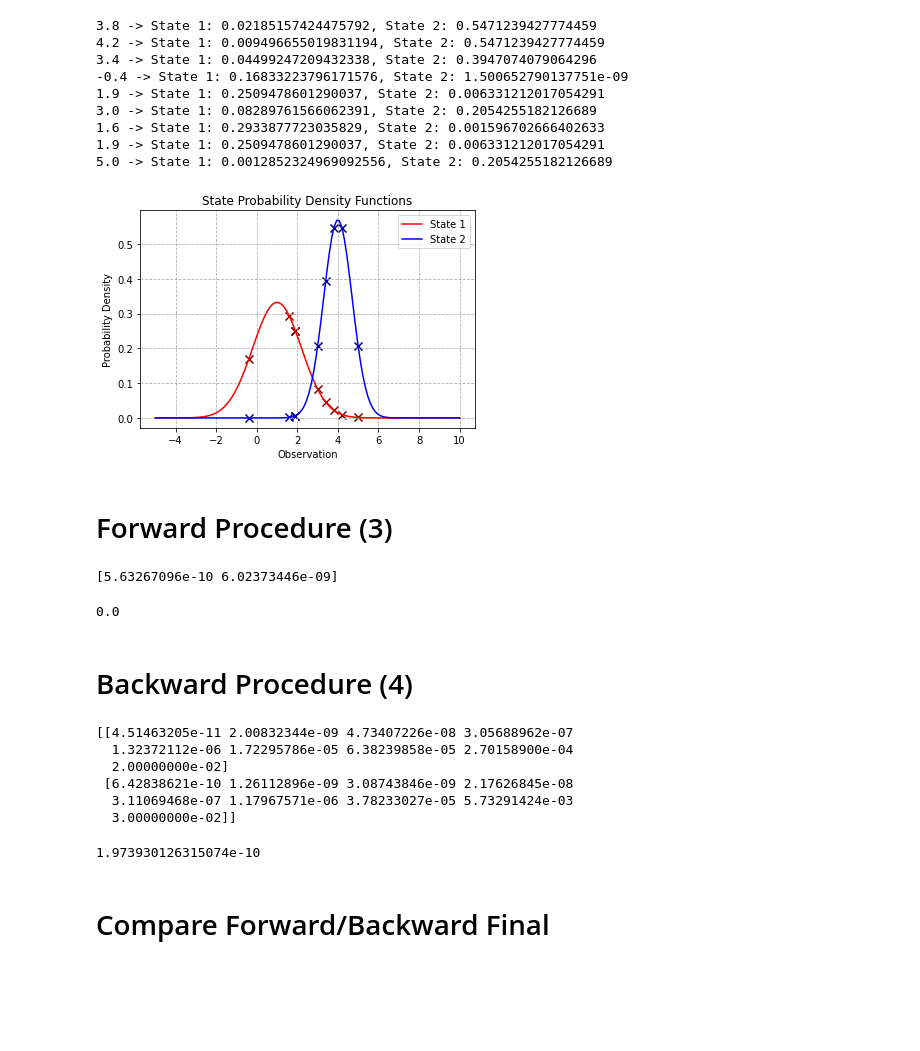
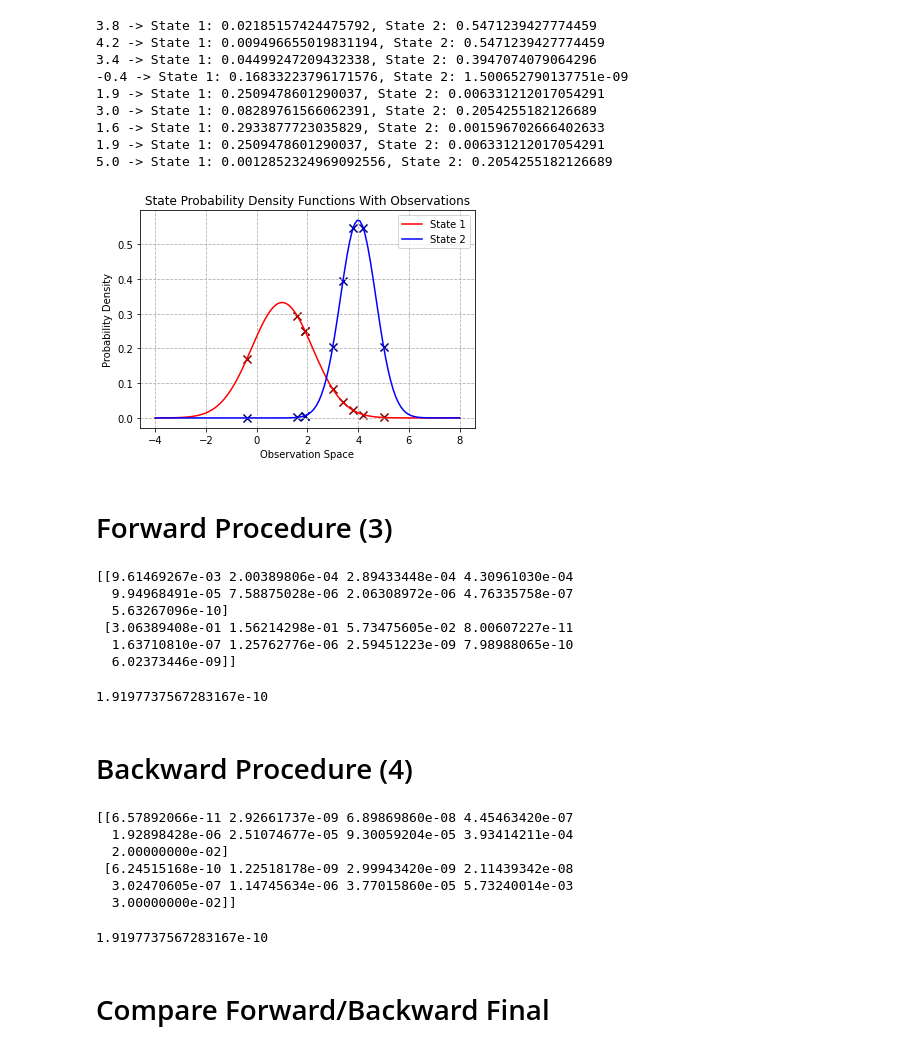
Before and after one commit to Sarsoo/markov-models, a Jupyter notebook: markov.ipynb, the cells around one changed output. Saved outputs shown, nothing was run; the diff lists cells and outputs as text; code cells hidden in the pictures; blank space fills up the shorter version.

```diff
--- a/markov.ipynb
+++ b/markov.ipynb
@@ -1,17 +1,22 @@
 # %%
+#IMPORTS AND COMMON VARIABLES
 import matplotlib.pyplot as plt
 from matplotlib import cm
 import numpy as np
+from math import sqrt
 
 from constants import *
 from maths import gaussian
 from markov import MarkovModel
+from markovlog import LogMarkovModel
+
+x = np.linspace(-4, 8, 120) # x values for figures
+x_label = "Observation Space"
+y_label = "Probability Density"
 # %% [markdown]
 State Probability Functions (1)
 ===================
 # %%
-x = np.linspace(-5, 10, 120)
-
 state_1_y = [gaussian(i, state1.mean, state1.std_dev) for i in x]
 state_2_y = [gaussian(i, state2.mean, state2.std_dev) for i in x]
 
@@ -21,8 +26,8 @@ plt.plot(x, state_2_y, c='b', label="State 2")
 plt.legend()
 plt.title("State Probability Density Functions")
 
-plt.xlabel("Observation")
-plt.ylabel("Probability Density")
+plt.xlabel(x_label)
+plt.ylabel(y_label)
 plt.grid(linestyle="--")
 
 plt.show()
@@ -45,52 +50,55 @@ for obs in observations:
 1.9 -> State 1: 0.2509478601290037, State 2: 0.006331212017054291
 5.0 -> State 1: 0.0012852324969092556, State 2: 0.2054255182126689
 # %%
-x = np.linspace(-5, 10, 120)
-
 state_1_y = [gaussian(i, state1.mean, state1.std_dev) for i in x]
 state_2_y = [gaussian(i, state2.mean, state2.std_dev) for i in x]
 
 plt.plot(x, state_1_y, c='r', label="State 1")
 plt.plot(x, state_2_y, c='b', label="State 2")
 
 plt.legend()
-plt.title("State Probability Density Functions")
+plt.title("State Probability Density Functions With Observations")
 
-plt.xlabel("Observation")
-plt.ylabel("Probability Density")
+plt.xlabel(x_label)
+plt.ylabel(y_label)
 plt.grid(linestyle="--")
 
 state1_pd = [gaussian(i, state1.mean, state1.std_dev) for i in observations]
 state2_pd = [gaussian(i, state2.mean, state2.std_dev) for i in observations]
 
 #############################################
 #             Observation Marks
 #############################################
 
 config = {
     "s": 65,
     "marker": 'x'
 }
 
 plt.scatter(observations, state1_pd, color=(0.5, 0, 0), **config)
 plt.scatter(observations, state2_pd, color=(0, 0, 0.5), **config)
 
 plt.show()
 # %% [output]
-[figure, old version]
+[figure, new version]
 # %% [markdown]
 # Forward Procedure (3)
 # %%
 model = MarkovModel(states=[state1, state2], observations=observations, state_transitions=state_transition)
 model.populate_forward()
 
-print(model.forward[:, -1])
+print(model.forward)
 
-# model.forward
-model.calculate_p_obs_backward()
+forward = model.forward
+model.calculate_p_obs_forward()
 # %% [output]
-[5.63267096e-10 6.02373446e-09]
+[[9.61469267e-03 2.00389806e-04 2.89433448e-04 4.30961030e-04
+  9.94968491e-05 7.58875028e-06 2.06308972e-06 4.76335758e-07
+  5.63267096e-10]
+ [3.06389408e-01 1.56214298e-01 5.73475605e-02 8.00607227e-11
+  1.63710810e-07 1.25762776e-06 2.59451223e-09 7.98988065e-10
+  6.02373446e-09]]
-0.0
+1.9197737567283167e-10
 # %% [markdown]
 # Backward Procedure (4)
 # %%
@@ -98,15 +106,17 @@ model = MarkovModel(states=[state1, state2], observations=observations, state_tr
 model.populate_backward()
 
 print(model.backward)
+
+backward = model.backward
 model.calculate_p_obs_backward()
 # %% [output]
-[[4.51463205e-11 2.00832344e-09 4.73407226e-08 3.05688962e-07
-  1.32372112e-06 1.72295786e-05 6.38239858e-05 2.70158900e-04
+[[6.57892066e-11 2.92661737e-09 6.89869860e-08 4.45463420e-07
+  1.92898428e-06 2.51074677e-05 9.30059204e-05 3.93414211e-04
   2.00000000e-02]
- [6.42838621e-10 1.26112896e-09 3.08743846e-09 2.17626845e-08
-  3.11069468e-07 1.17967571e-06 3.78233027e-05 5.73291424e-03
+ [6.24515168e-10 1.22518178e-09 2.99943420e-09 2.11439342e-08
+  3.02470605e-07 1.14745634e-06 3.77015860e-05 5.73240014e-03
   3.00000000e-02]]
-1.973930126315074e-10
+1.9197737567283167e-10
 # %% [markdown]
 # Compare Forward/Backward Final
 # %%
```
Also changed, not shown: parts of 13 cells of this notebook, 12 other files.
